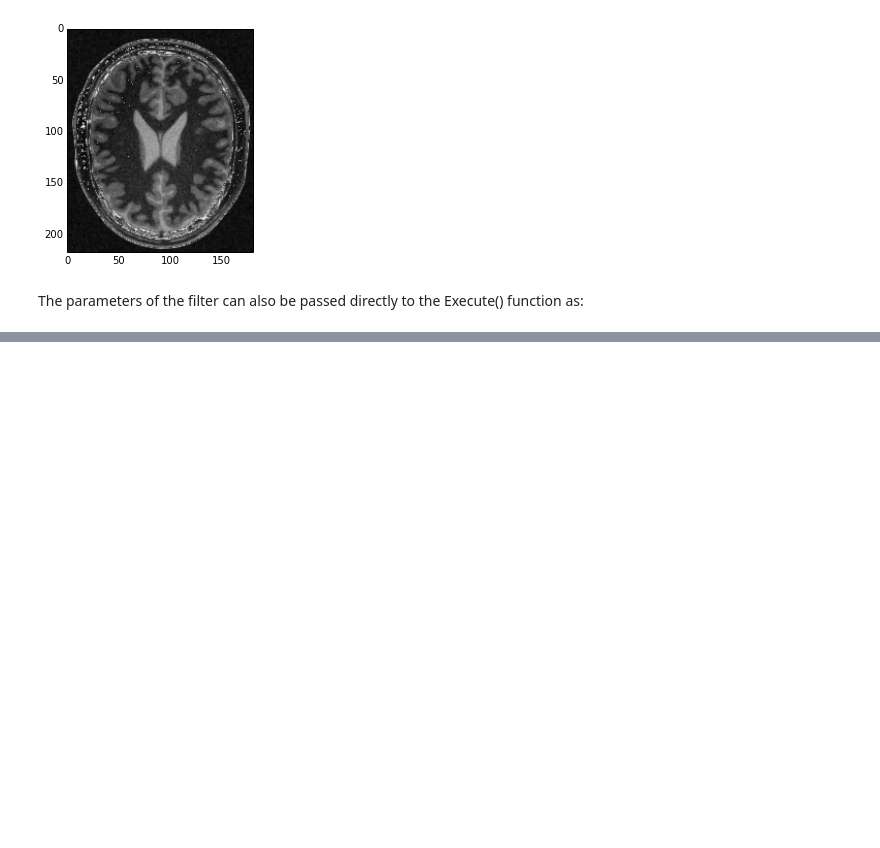
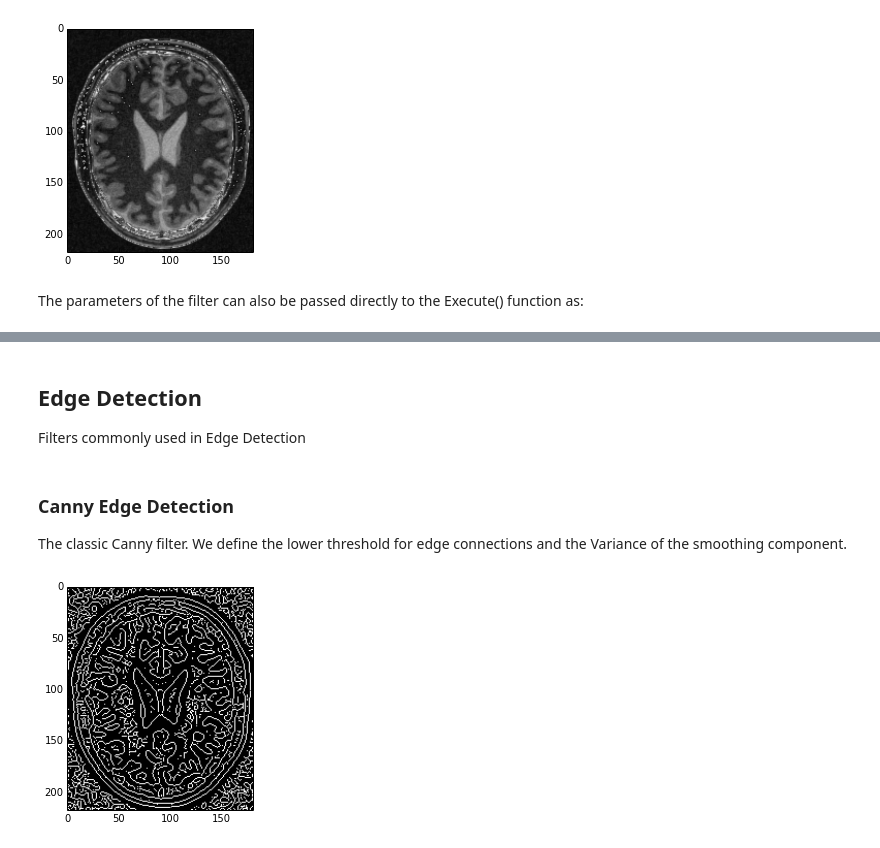
Before and after one commit to reproducible-research/scipy-tutorial-2014, a Jupyter notebook: notebooks/01-SimpleITK-Filtering.ipynb, the cells around one changed output, grey strips where cells are left out. Cells and saved outputs as stored; diff of their text form; code cells hidden in the pictures; blank space fills up the shorter version.

```diff
--- a/notebooks/01-SimpleITK-Filtering.ipynb
+++ b/notebooks/01-SimpleITK-Filtering.ipynb
@@ -130,0 +173,17 @@ The parameters of the filter can also be passed directly to the Execute() functi
+# %% [markdown]
+## Edge Detection
+
+Filters commonly used in Edge Detection
+# %% [markdown]
+### Canny Edge Detection
+
+The classic Canny filter. We define the lower threshold for edge connections and the Variance of the smoothing component.
+# %%
+canny_filter = sitk.CannyEdgeDetectionImageFilter()
+float_image =  sitk.Cast(image, sitk.sitkFloat32)
+canny_filter.SetLowerThreshold(10);
+canny_filter.SetVariance(3.5);
+canny_edges = canny_filter.Execute(float_image)
+imshow(sitk.GetArrayFromImage(canny_edges),cmap=cm.gray);
+# %% [output]
+[figure, added]
```
Also changed, not shown: parts of 21 cells of this notebook.
